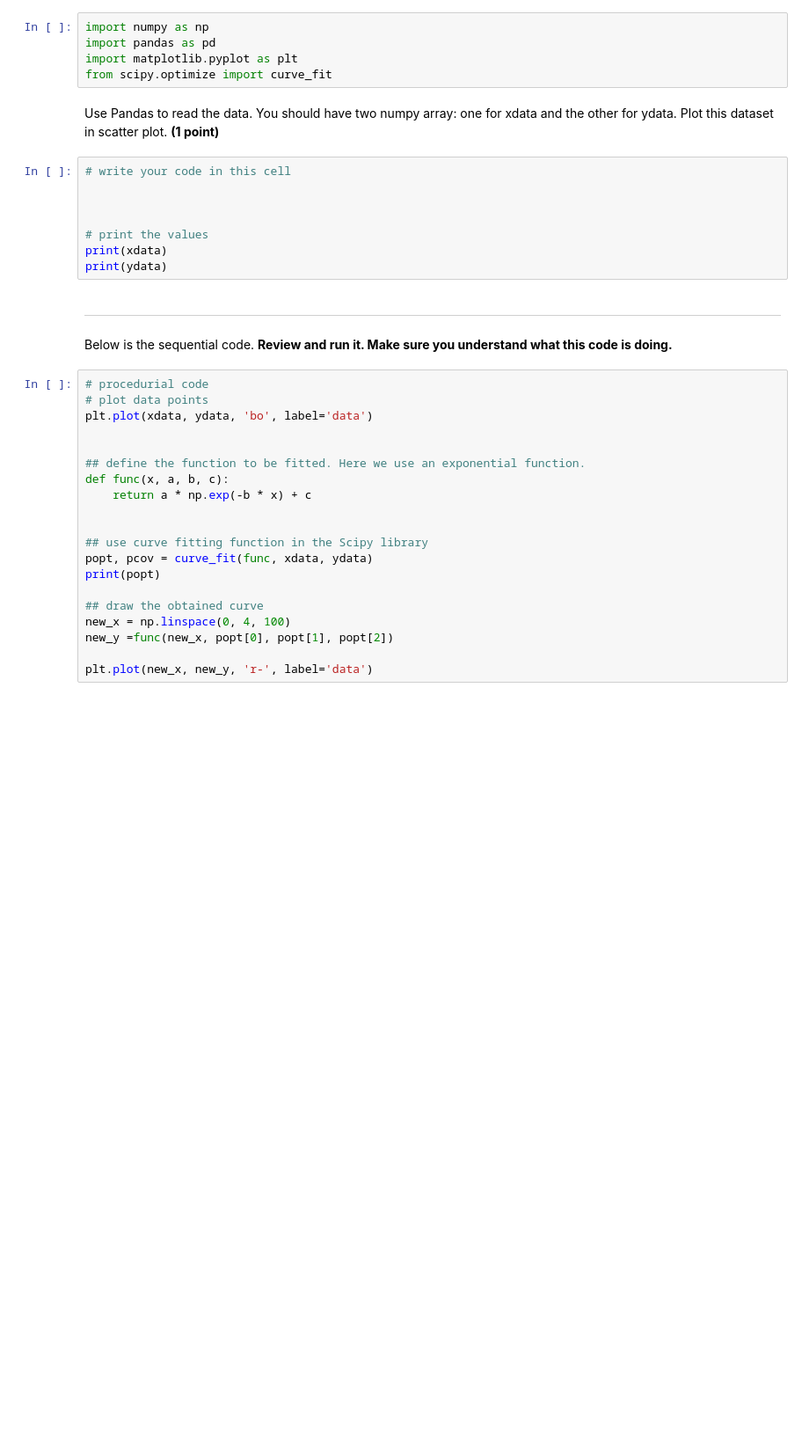
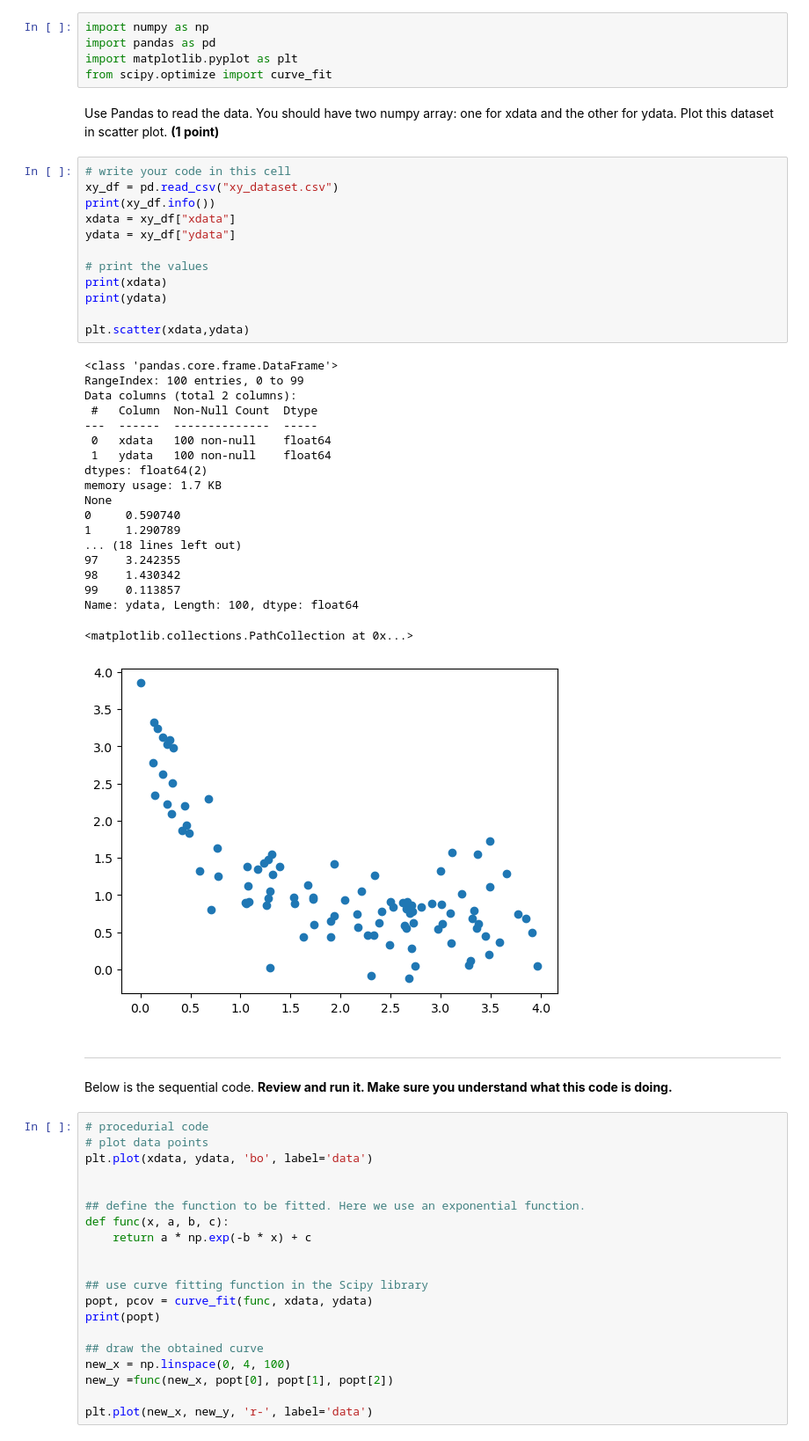
Before and after one commit to Demskini/CMSE202-fs25-turnin, a Jupyter notebook: hw-01/HW-01_GitPracticeDebuggingPythonPackagesAndClasses-SS25-STUDENT.ipynb, the cells around one changed output. Shown at 88% size. Saved outputs shown, nothing was run; the diff lists cells and outputs as text; blank space fills up the shorter version.

```diff
--- a/hw-01/HW-01_GitPracticeDebuggingPythonPackagesAndClasses-SS25-STUDENT.ipynb
+++ b/hw-01/HW-01_GitPracticeDebuggingPythonPackagesAndClasses-SS25-STUDENT.ipynb
@@ -503,12 +507,36 @@ from scipy.optimize import curve_fit
 Use Pandas to read the data. You should have two numpy array: one for xdata and the other for ydata. Plot this dataset in scatter plot. **(1 point)**
 # %%
 # write your code in this cell
-
-
+xy_df = pd.read_csv("xy_dataset.csv")
+print(xy_df.info())
+xdata = xy_df["xdata"]
+ydata = xy_df["ydata"]
 
 # print the values
 print(xdata)
 print(ydata)
+
+plt.scatter(xdata,ydata)
+# %% [output]
+<class 'pandas.core.frame.DataFrame'>
+RangeIndex: 100 entries, 0 to 99
+Data columns (total 2 columns):
+ #   Column  Non-Null Count  Dtype
+---  ------  --------------  -----
+ 0   xdata   100 non-null    float64
+ 1   ydata   100 non-null    float64
+dtypes: float64(2)
+memory usage: 1.7 KB
+None
+0     0.590740
+1     1.290789
+... (18 lines left out)
+97    3.242355
+98    1.430342
+99    0.113857
+Name: ydata, Length: 100, dtype: float64
+<matplotlib.collections.PathCollection at 0x...>
+[figure, added]
 # %% [markdown]
 ---
 Below is the sequential code. **Review and run it. Make sure you understand what this code is doing.**
```
Also changed, not shown: parts of 18 cells of this notebook, 2 other files.
